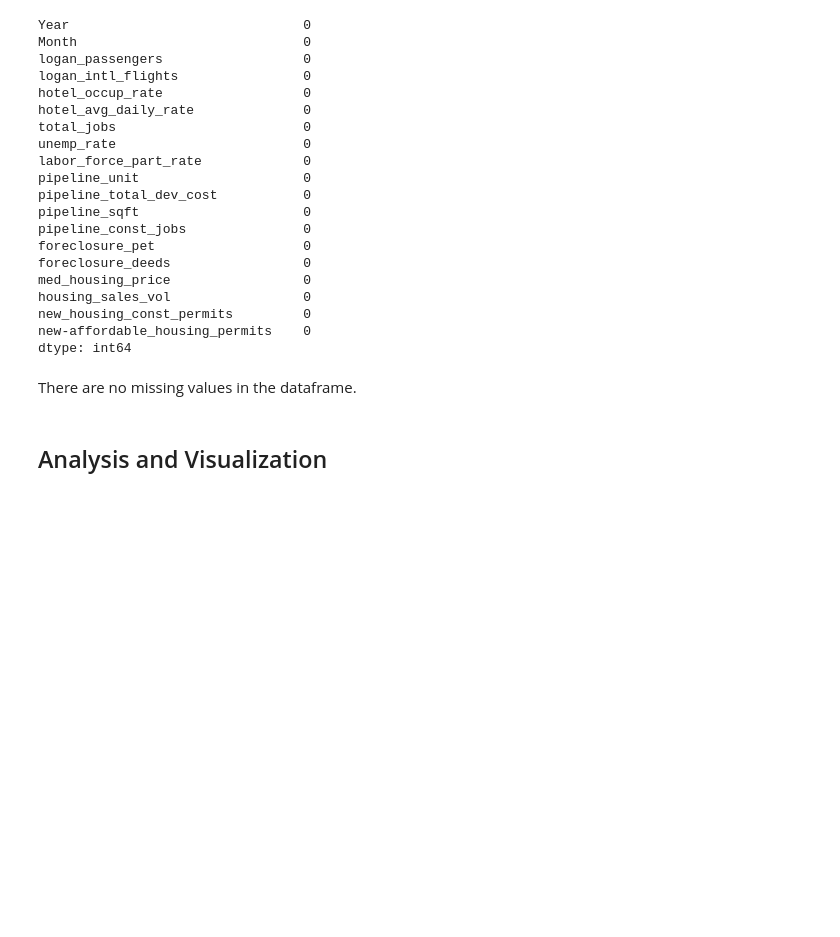
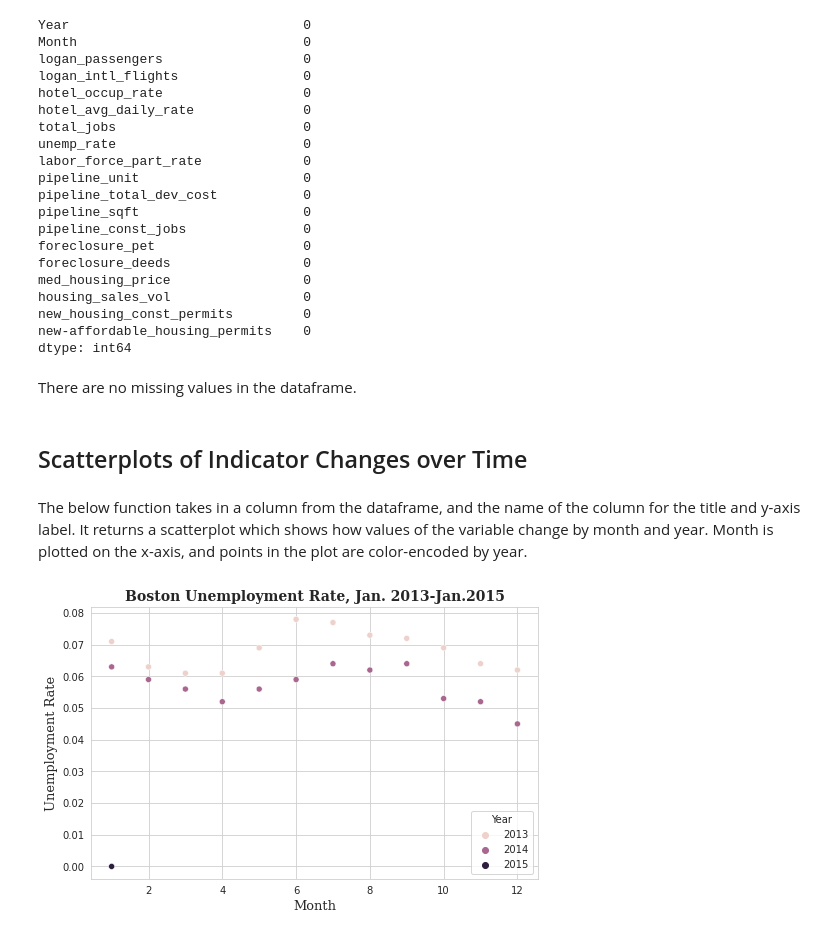
Before and after one commit to AvonleaFisher/Boston-economic-indicators, a Jupyter notebook: Boston_Economic_Indicators_Analysis.ipynb, the cells around one changed output. Cells and saved outputs as stored; diff of their text form; code cells hidden in the pictures; blank space fills up the shorter version.

```diff
--- a/Boston_Economic_Indicators_Analysis.ipynb
+++ b/Boston_Economic_Indicators_Analysis.ipynb
@@ -104,5 +104,27 @@ new-affordable_housing_permits    0
 dtype: int64
 # %% [markdown]
 There are no missing values in the dataframe.
-# %% [markdown]
-## Analysis and Visualization
+# %% [markdown]
+## Scatterplots of Indicator Changes over Time
+# %% [markdown]
+The below function takes in a column from the dataframe, and the name of the column for the title and y-axis label. It returns a scatterplot which shows how values of the variable change by month and year. Month is plotted on the x-axis, and points in the plot are color-encoded by year.
+# %%
+sns.set_style("whitegrid")
+
+def monthscatter(variable, ylab):
+  plt.figure(figsize=(8,5))
+  fontdict = {'fontsize':14, 'weight': 'bold',
+            'fontname': 'serif'}
+  fontdictx={'fontsize': 13,
+           'fontname': 'serif'}
+  fontdicty={'fontsize': 13,
+           'fontname': 'serif'}
+
+  plt.title("Boston {}, Jan. 2013-Jan.2015".format(ylab), fontdict=fontdict)
+  plt.xlabel("Month", fontdict=fontdicty)
+  plt.ylabel(ylab, fontdict=fontdicty)
+  sns.scatterplot(x=df.Month, y=variable, hue=df.Year)
+# %%
+monthscatter(df.unemp_rate, 'Unemployment Rate')
+# %% [output]
+[figure, added]
```
Also changed, not shown: parts of 5 cells of this notebook.
